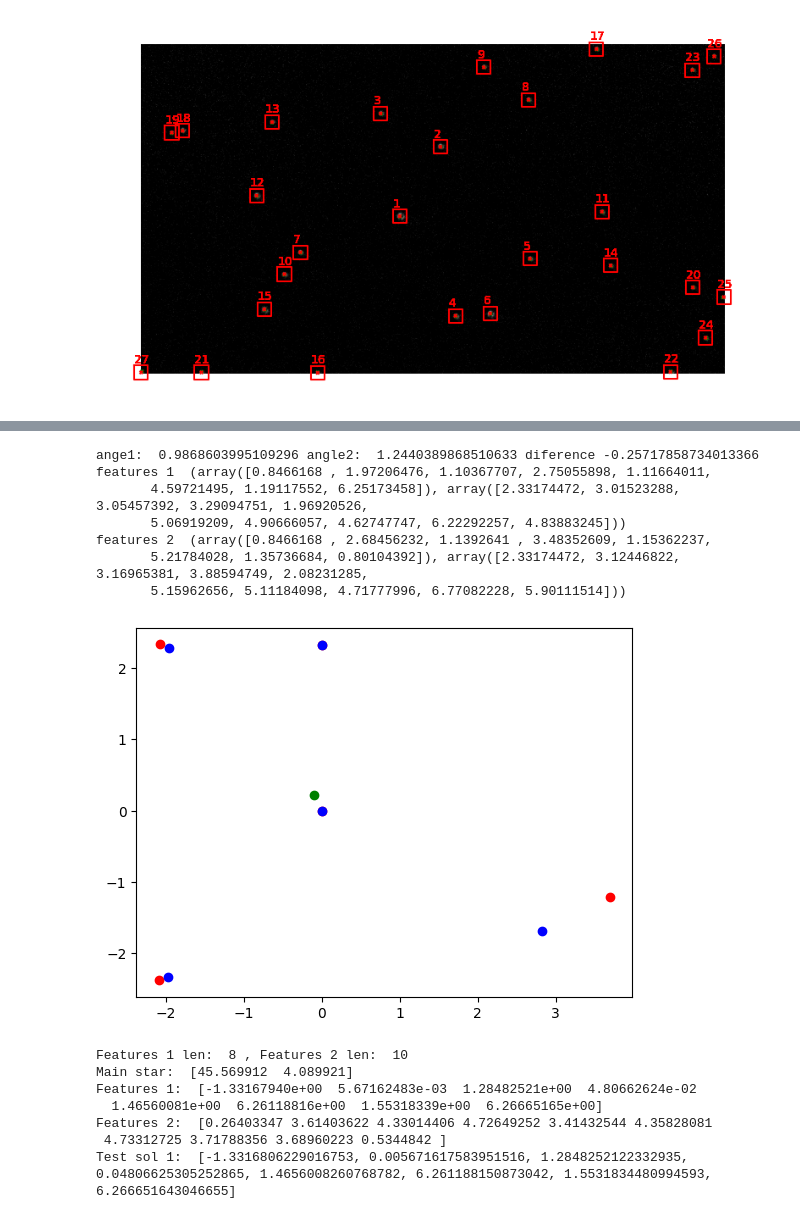
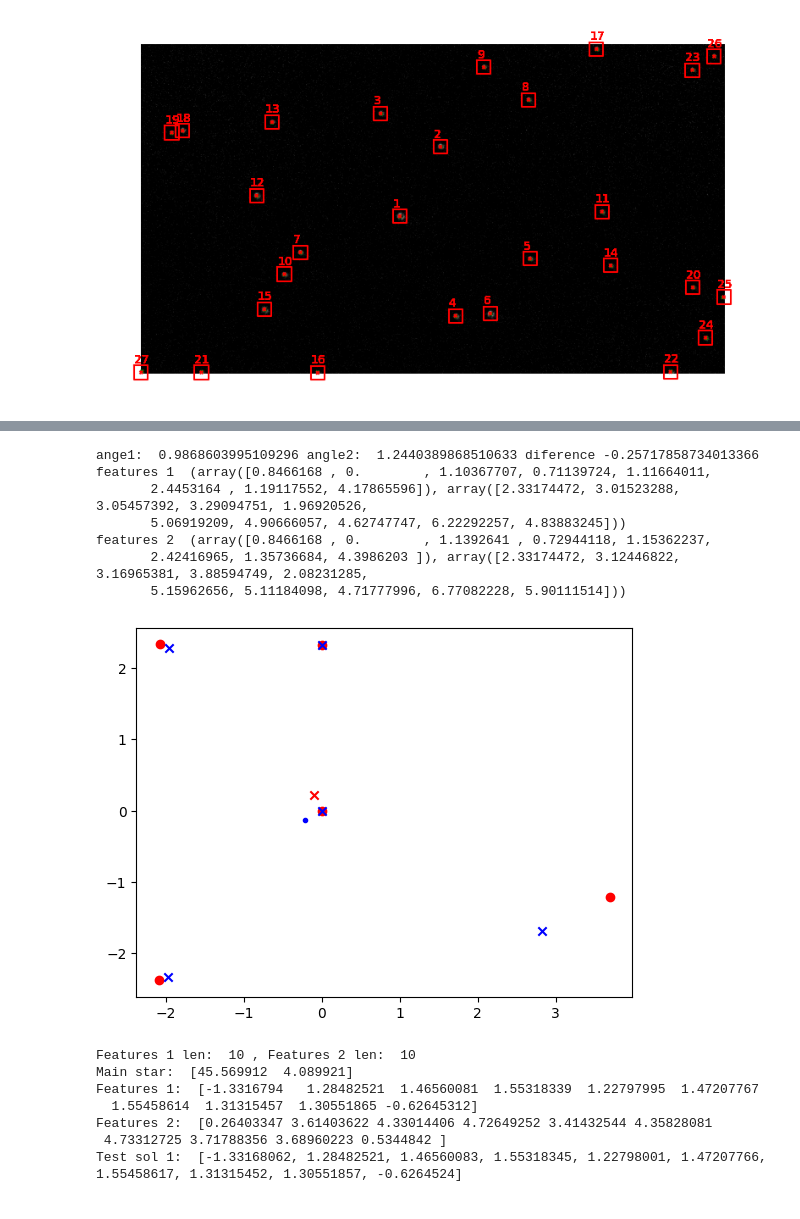
Before and after one commit to I-Zuniga/Event_Star_tracker, a Jupyter notebook: jupyter_notebooks/sdk_test.ipynb, the cells around one changed output, grey strips where cells are left out. Saved outputs shown, nothing was run; the diff lists cells and outputs as text; code cells hidden in the pictures.

```diff
--- a/jupyter_notebooks/sdk_test.ipynb
+++ b/jupyter_notebooks/sdk_test.ipynb
@@ -324,6 +276,7 @@ Star 4: [0.57032426 0.66345801]
      recno  TYC1  TYC2  TYC3  BTmag  VTmag      HIP   RA(ICRS)   DE(ICRS)
 12  134673   643   937     1  4.635  4.305  12828.0  41.234935  10.114216
 # %%
+from lib.event_processing import *
 pos = [[0.36101333, 0.54632071],
         [0.21411163,0.63177333],
         [0.14498142, 0.50599475],
@@ -337,41 +290,44 @@ pos_2 = [[41.234935, 10.114216],
         [44.928738, 8.907399] ]
 print('ange1: ', np.arctan2(pos[0][1], pos[0][0]), 'angle2: ', np.arctan2(pos[1][1], pos[1][0]), 'diference' , np.arctan2(pos[0][1], pos[0][0]) - np.arctan2(pos[1][1], pos[1][0]) )
 
 figure, ax = plt.subplots()
 #Rescale the position to the main star to the center
 
 pos = np.array(pos) - pos[0]
 pos_2= np.array(pos_2) - pos_2[0]
 
 fac = np.linalg.norm(pos_2[1]  ) / np.linalg.norm(pos[1] )
 pos = np.array(pos) * fac
 center = np.mean(pos, axis=0)
 center_2 = np.mean(pos_2, axis=0)
 
 #ROtate
 alpha = -60
 alpha = alpha*np.pi/180
 R = np.array([[np.cos(alpha), -np.sin(alpha)],
         [np.sin(alpha), np.cos(alpha)]])
 pos_rot = np.dot(R, pos.T).T
 
 ax.scatter([x[0] for x in pos_2], [x[1] for x in pos_2], color='r', label='From dataset')
-ax.scatter([x[0] for x in pos_rot], [x[1] for x in pos_rot], color='b', label='From recording')
-ax.scatter(center[0], center[1], color='g', label='Center', s=100, marker='x')
+ax.scatter([x[0] for x in pos_rot], [x[1] for x in pos_rot], color='b', label='From recording', marker='x')
+ax.scatter(center[0], center[1], color='b', label='Center', marker='.')
+ax.scatter(center_2[0], center_2[1], color='r', label='Center', marker='x')
+
 
 # Get features
 print( 'features 1 ', get_star_features(np.array(pos), 1, 1, 1) )
 print( 'features 2 ', get_star_features(np.array(pos_2), 1, 1, 1) )
 # %% [output]
 ange1:  0.9868603995109296 angle2:  1.2440389868510633 diference -0.25717858734013366
-features 1  (array([0.8466168 , 1.97206476, 1.10367707, 2.75055898, 1.11664011,
-       4.59721495, 1.19117552, 6.25173458]), array([2.33174472, 3.01523288, 3.05457392, 3.29094751, 1.96920526,
+features 1  (array([0.8466168 , 0.        , 1.10367707, 0.71139724, 1.11664011,
+       2.4453164 , 1.19117552, 4.17865596]), array([2.33174472, 3.01523288, 3.05457392, 3.29094751, 1.96920526,
        5.06919209, 4.90666057, 4.62747747, 6.22292257, 4.83883245]))
-features 2  (array([0.8466168 , 2.68456232, 1.1392641 , 3.48352609, 1.15362237,
-       5.21784028, 1.35736684, 0.80104392]), array([2.33174472, 3.12446822, 3.16965381, 3.88594749, 2.08231285,
+features 2  (array([0.8466168 , 0.        , 1.1392641 , 0.72944118, 1.15362237,
+       2.42416965, 1.35736684, 4.3986203 ]), array([2.33174472, 3.12446822, 3.16965381, 3.88594749, 2.08231285,
        5.15962656, 5.11184098, 4.71777996, 6.77082228, 5.90111514]))
-[figure, old version]
+[figure, new version]
 # %%
+import numpy as np
 def test_get_features_2():
     '''
     Test the get features function
@@ -392,7 +348,7 @@ def test_get_features_2():
     test_stars * trans
     test_stars = np.array(test_stars)
 
-    test_sol_1 = [-1.3316806229016753, 0.005671617583951516, 1.2848252122332935, 0.04806625305252865, 1.4656008260768782, 6.261188150873042, 1.5531834480994593, 6.266651643046655]
+    test_sol_1 = [-1.33168062, 1.28482521, 1.46560083, 1.55318345, 1.22798001, 1.47207766, 1.55458617, 1.31315452, 1.30551857, -0.6264524]
     test_sol_2 = [0.2640331480554887, 3.6140362126900363, 4.330144122389013, 4.726492802567647, 3.4143256508227946, 4.358280776498913, 4.733127431736677, 3.717883378629331, 3.6896019300520404, 0.5344845768068048]
     features_1, features_2 = get_star_features(test_stars,1,1,1)
 
@@ -424,13 +380,13 @@ def test_get_features_2():
 
 test_get_features_2()
 # %% [output]
-Features 1 len:  8 , Features 2 len:  10
+Features 1 len:  10 , Features 2 len:  10
 Main star:  [45.569912  4.089921]
-Features 1:  [-1.33167940e+00  5.67162483e-03  1.28482521e+00  4.80662624e-02
-  1.46560081e+00  6.26118816e+00  1.55318339e+00  6.26665165e+00]
+Features 1:  [-1.3316794   1.28482521  1.46560081  1.55318339  1.22797995  1.47207767
+  1.55458614  1.31315457  1.30551865 -0.62645312]
 Features 2:  [0.26403347 3.61403622 4.33014406 4.72649252 3.41432544 4.35828081
  4.73312725 3.71788356 3.68960223 0.5344842 ]
-Test sol 1:  [-1.3316806229016753, 0.005671617583951516, 1.2848252122332935, 0.04806625305252865, 1.4656008260768782, 6.261188150873042, 1.5531834480994593, 6.266651643046655]
+Test sol 1:  [-1.33168062, 1.28482521, 1.46560083, 1.55318345, 1.22798001, 1.47207766, 1.55458617, 1.31315452, 1.30551857, -0.6264524]
 # %%
 import minisom
 import pickle
```
Also changed, not shown: parts of 7 cells of this notebook, 16 other files.
